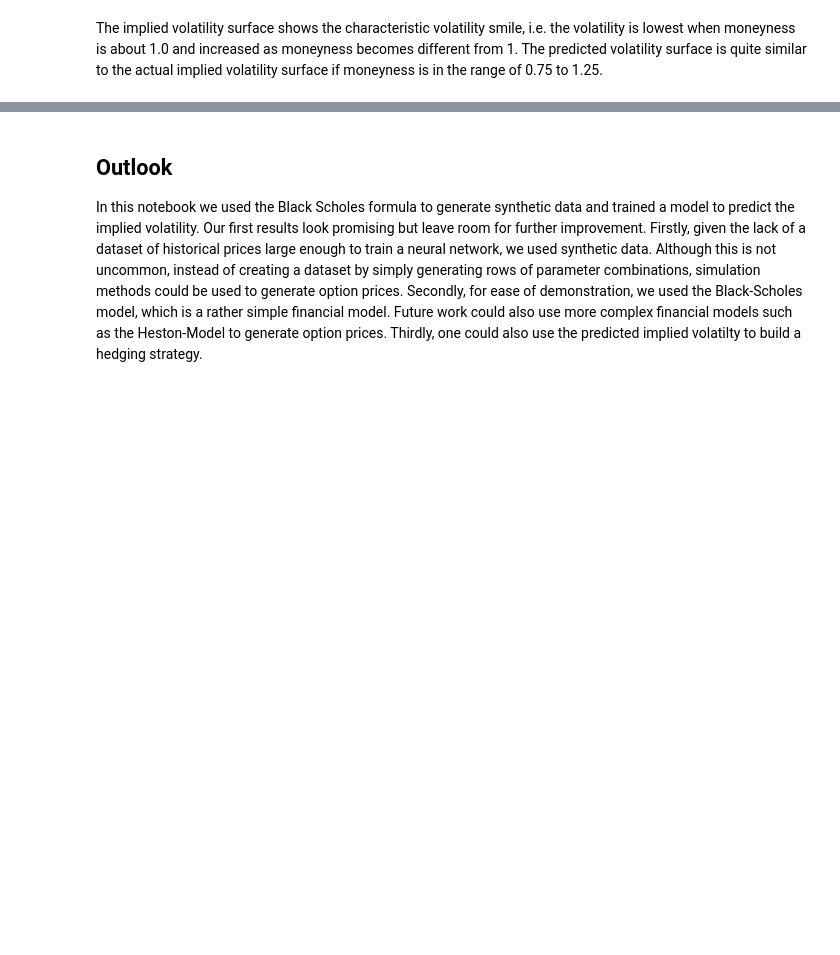
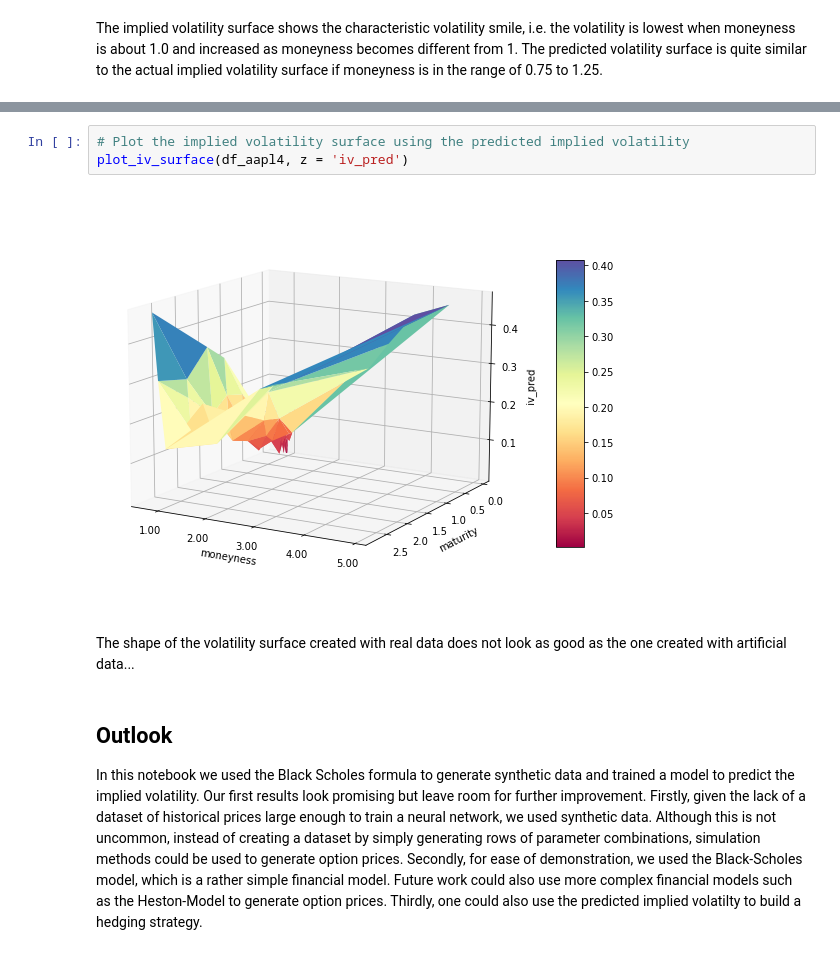
Before and after one commit to kboroz/DeepFinance, a Jupyter notebook: black_scholes_learning_iv.ipynb, the cells around one changed output, grey strips where cells are left out. Cells and saved outputs as stored; diff of their text form; blank space fills up the shorter version.

```diff
--- a/black_scholes_learning_iv.ipynb
+++ b/black_scholes_learning_iv.ipynb
@@ -400,3 +444,10 @@ The implied volatility surface shows the characteristic volatility smile, i.e. t
+# %%
+# Plot the implied volatility surface using the predicted implied volatility
+plot_iv_surface(df_aapl4, z = 'iv_pred')
+# %% [output]
+[figure, added]
+# %% [markdown]
+The shape of the volatility surface created with real data does not look as good as the one created with artificial data...
 # %% [markdown]
 ## Outlook
 In this notebook we used the Black Scholes formula to generate synthetic data and trained a model to predict the implied volatility. Our first results look promising but leave room for further improvement. Firstly, given the lack of a dataset of historical prices large enough to train a neural network, we used synthetic data. Although this is not uncommon, instead of creating a dataset by simply generating rows of parameter combinations, simulation methods could be used to generate option prices. Secondly, for ease of demonstration, we used the Black-Scholes model, which is a rather simple financial model. Future work could also use more complex financial models such as the Heston-Model to generate option prices. Thirdly, one could also use the predicted implied volatilty to build a hedging strategy.
```
Also changed, not shown: parts of 21 cells of this notebook.
